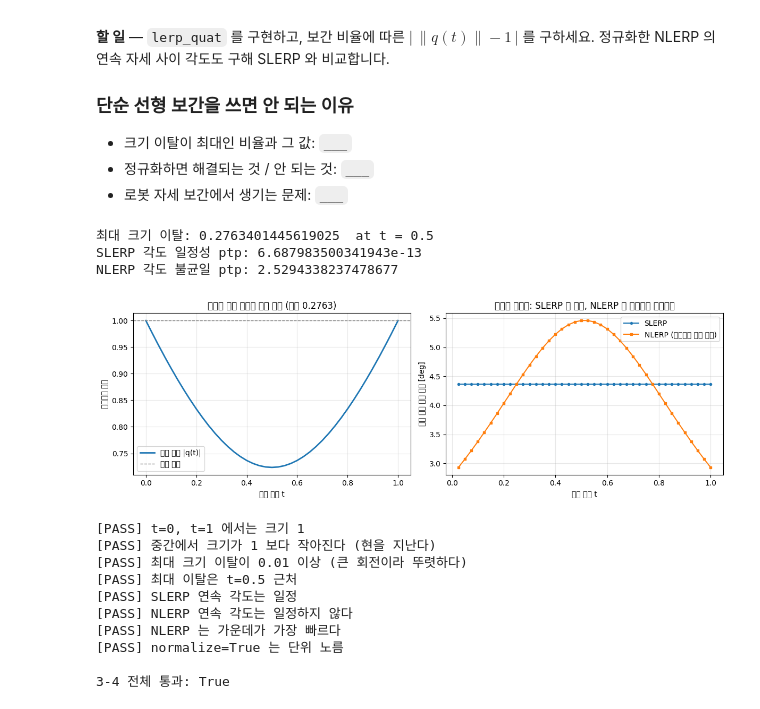
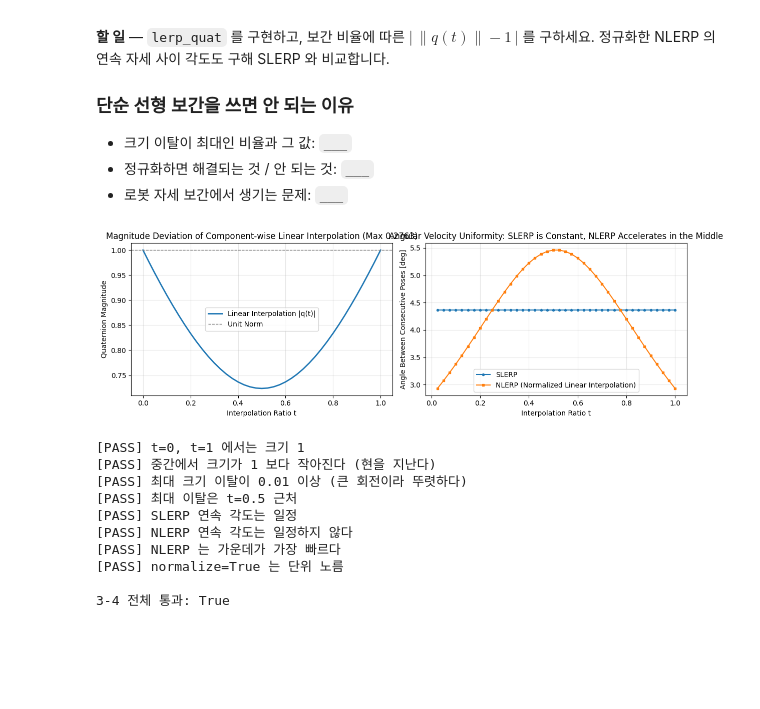
Before and after one commit to SpartaPA/physicalai_lv1_Jihoon, a Jupyter notebook: lv1_module4/notebooks/02_interpolation.ipynb, the cells around one changed output. Cells and saved outputs as stored; diff of their text form; code cells hidden in the pictures; blank space fills up the shorter version.

```diff
--- a/lv1_module4/notebooks/02_interpolation.ipynb
+++ b/lv1_module4/notebooks/02_interpolation.ipynb
@@ -288,32 +325,24 @@ step_slerp_deg = np.array([
         quaternion_to_matrix(Q_mine[i]).T @ quaternion_to_matrix(Q_mine[i + 1]))[1])
     for i in range(len(ts) - 1)
 ])
-
-print("최대 크기 이탈:", max_norm_dev, " at t =", ts[int(np.argmax(norm_dev))])
-print("SLERP 각도 일정성 ptp:", np.ptp(step_slerp_deg))
-print("NLERP 각도 불균일 ptp:", np.ptp(step_nlerp_deg))
-# %% [output]
-최대 크기 이탈: 0.2763401445619025  at t = 0.5
-SLERP 각도 일정성 ptp: 6.687983500341943e-13
-NLERP 각도 불균일 ptp: 2.5294338237478677
 # %%
 # --- 그래프 (제공 코드 — 그대로 쓰면 됩니다) ---
 fig, axes = plt.subplots(1, 2, figsize=(12, 4))
-axes[0].plot(ts, np.linalg.norm(Q_lin, axis=1), lw=2, label="선형 보간 |q(t)|")
-axes[0].axhline(1.0, color="gray", ls="--", lw=1, label="단위 노름")
-axes[0].set_xlabel("보간 비율 t"); axes[0].set_ylabel("쿼터니언 크기")
-axes[0].set_title("성분별 선형 보간의 크기 이탈 (최대 {:.4f})".format(max_norm_dev))
+axes[0].plot(ts, np.linalg.norm(Q_lin, axis=1), lw=2, label="Linear Interpolation |q(t)|")
+axes[0].axhline(1.0, color="gray", ls="--", lw=1, label="Unit Norm")
+axes[0].set_xlabel("Interpolation Ratio t"); axes[0].set_ylabel("Quaternion Magnitude")
+axes[0].set_title("Magnitude Deviation of Component-wise Linear Interpolation (Max {:.4f})".format(max_norm_dev))
 axes[0].legend(); axes[0].grid(alpha=0.3)
 
 axes[1].plot(ts[1:], step_slerp_deg, "o-", ms=3, label="SLERP")
-axes[1].plot(ts[1:], step_nlerp_deg, "s-", ms=3, label="NLERP (정규화한 선형 보간)")
-axes[1].set_xlabel("보간 비율 t"); axes[1].set_ylabel("연속 자세 사이 각도 [deg]")
-axes[1].set_title("각속도 균일성: SLERP 는 일정, NLERP 는 가운데서 빨라진다")
+axes[1].plot(ts[1:], step_nlerp_deg, "s-", ms=3, label="NLERP (Normalized Linear Interpolation)")
+axes[1].set_xlabel("Interpolation Ratio t"); axes[1].set_ylabel("Angle Between Consecutive Poses [deg]")
+axes[1].set_title("Angular Velocity Uniformity: SLERP is Constant, NLERP Accelerates in the Middle")
 axes[1].legend(); axes[1].grid(alpha=0.3)
 fig.tight_layout()
 plt.show()
 # %% [output]
-[figure, old version]
+[figure, new version]
 # %%
 # --- 검증 --- (제공 코드: 수정하지 마세요)
 norms = np.linalg.norm(Q_lin, axis=1)
```
Also changed, not shown: parts of 12 cells of this notebook, 19 other files.
